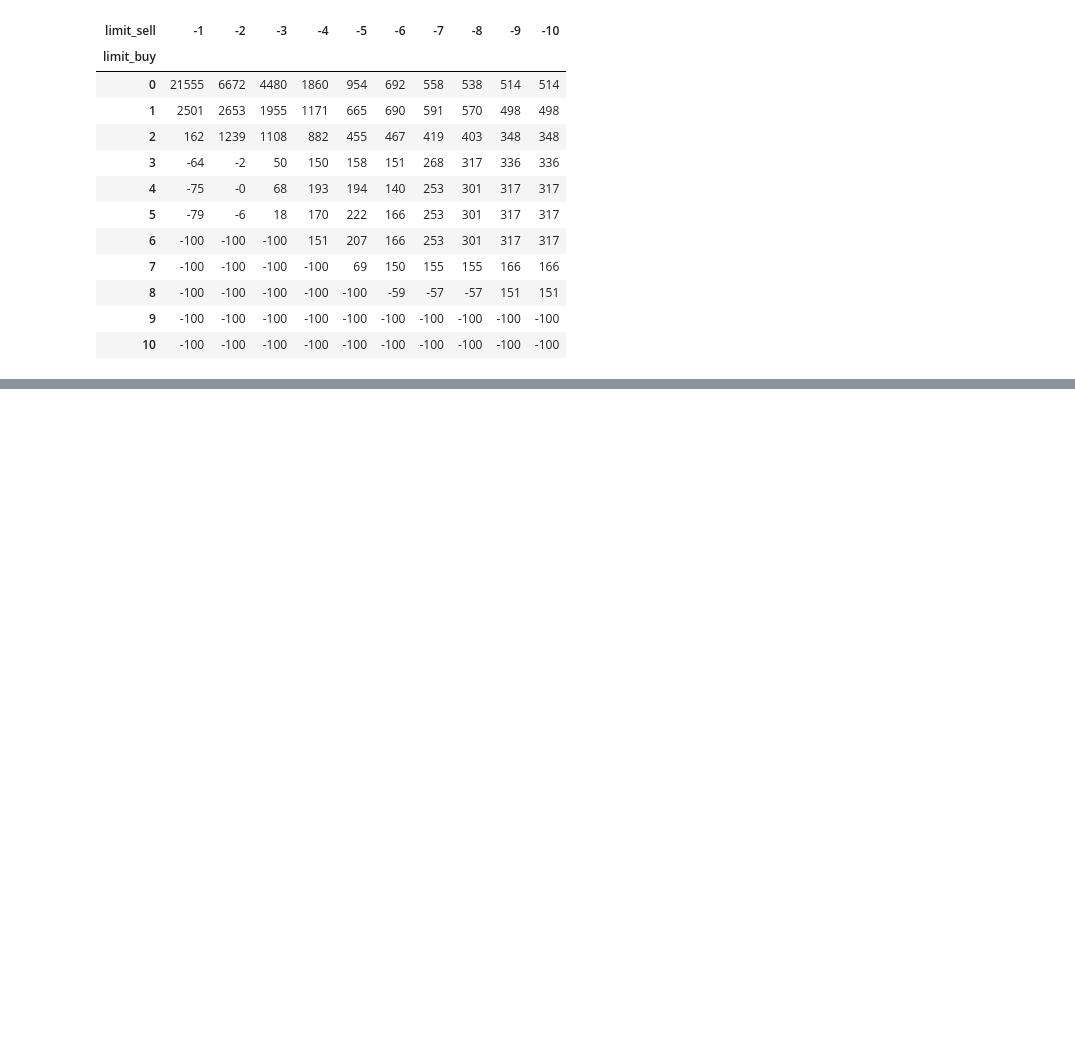
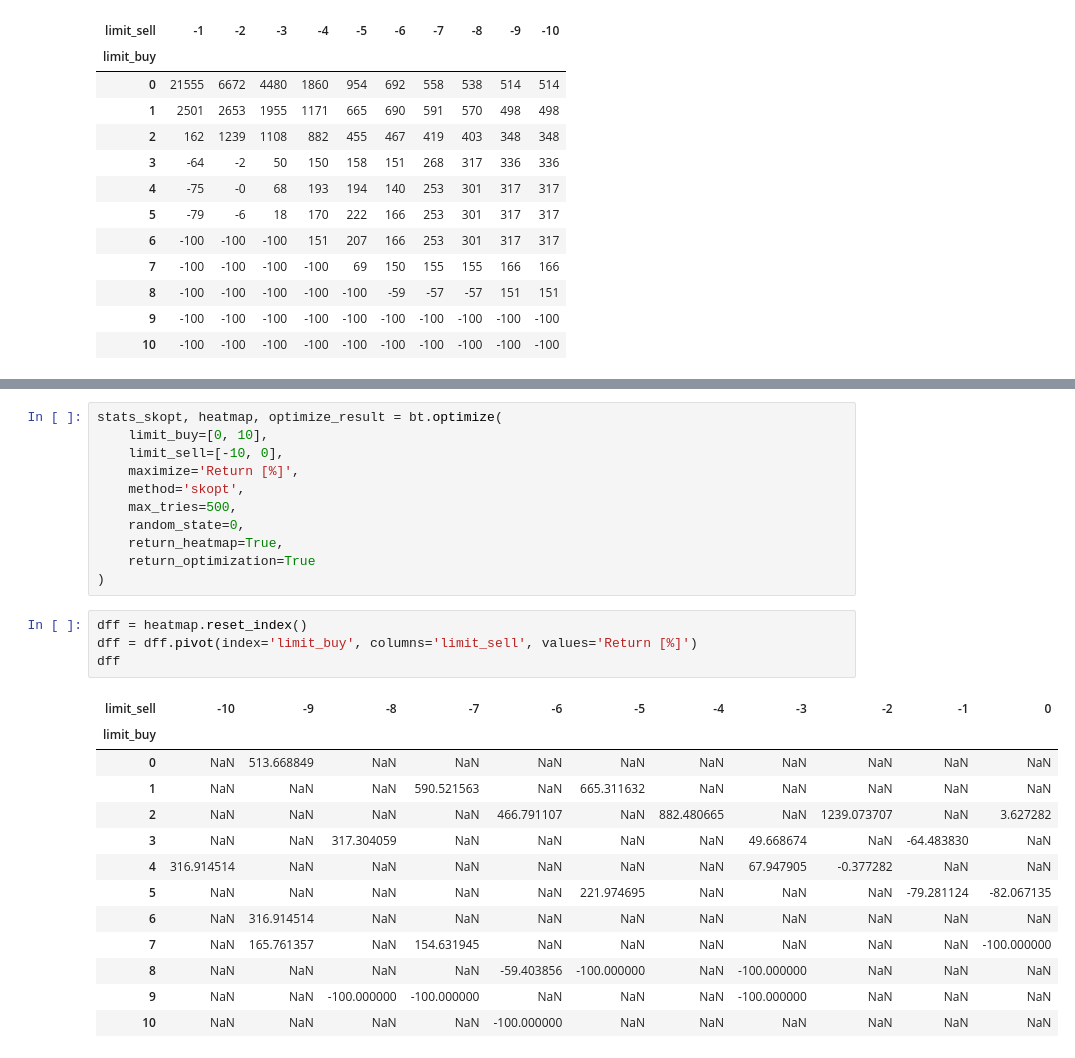
Before and after one commit to mayer19/AlgoritmitTradingCourse, a Jupyter notebook: DecisionTreeRegression.ipynb, the cells around one changed output, grey strips where cells are left out. Drawn from its saved outputs; the diff is of its cells as text; blank space fills up the shorter version.

```diff
--- a/DecisionTreeRegression.ipynb
+++ b/DecisionTreeRegression.ipynb
@@ -239,0 +263,29 @@ dff.sort_index(axis=1, ascending=False)\
+# %%
+stats_skopt, heatmap, optimize_result = bt.optimize(
+    limit_buy=[0, 10],
+    limit_sell=[-10, 0],
+    maximize='Return [%]',
+    method='skopt',
+    max_tries=500,
+    random_state=0,
+    return_heatmap=True,
+    return_optimization=True
+)
+# %%
+dff = heatmap.reset_index()
+dff = dff.pivot(index='limit_buy', columns='limit_sell', values='Return [%]')
+dff
+# %% [output]
+| limit_sell | -10 | -9 | -8 | -7 | -6 | -5 | -4 | -3 | -2 | -1 | 0 |
+| limit_buy |  |  |  |  |  |  |  |  |  |  |  |
+| 0 | NaN | 513.668849 | NaN | NaN | NaN | NaN | NaN | NaN | NaN | NaN | NaN |
+| 1 | NaN | NaN | NaN | 590.521563 | NaN | 665.311632 | NaN | NaN | NaN | NaN | NaN |
+| 2 | NaN | NaN | NaN | NaN | 466.791107 | NaN | 882.480665 | NaN | 1239.073707 | NaN | 3.627282 |
+| 3 | NaN | NaN | 317.304059 | NaN | NaN | NaN | NaN | 49.668674 | NaN | -64.483830 | NaN |
+| 4 | 316.914514 | NaN | NaN | NaN | NaN | NaN | NaN | 67.947905 | -0.377282 | NaN | NaN |
+| 5 | NaN | NaN | NaN | NaN | NaN | 221.974695 | NaN | NaN | NaN | -79.281124 | -82.067135 |
+| 6 | NaN | 316.914514 | NaN | NaN | NaN | NaN | NaN | NaN | NaN | NaN | NaN |
+| 7 | NaN | 165.761357 | NaN | 154.631945 | NaN | NaN | NaN | NaN | NaN | NaN | -100.000000 |
+| 8 | NaN | NaN | NaN | NaN | -59.403856 | -100.000000 | NaN | -100.000000 | NaN | NaN | NaN |
+| 9 | NaN | NaN | -100.000000 | -100.000000 | NaN | NaN | NaN | -100.000000 | NaN | NaN | NaN |
+| 10 | NaN | NaN | NaN | NaN | -100.000000 | NaN | NaN | NaN | NaN | NaN | NaN |
```
Also changed, not shown: parts of 3 cells of this notebook.
